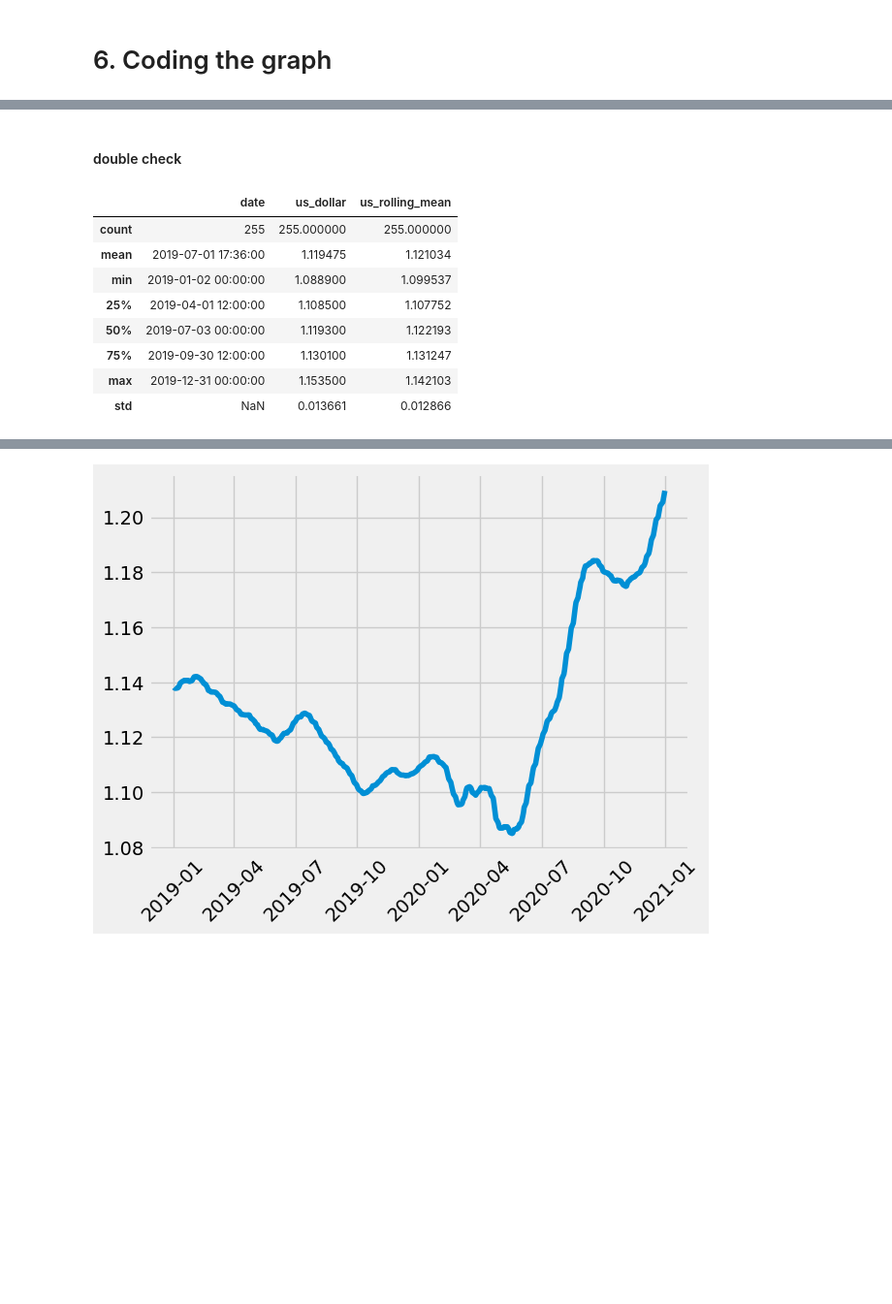
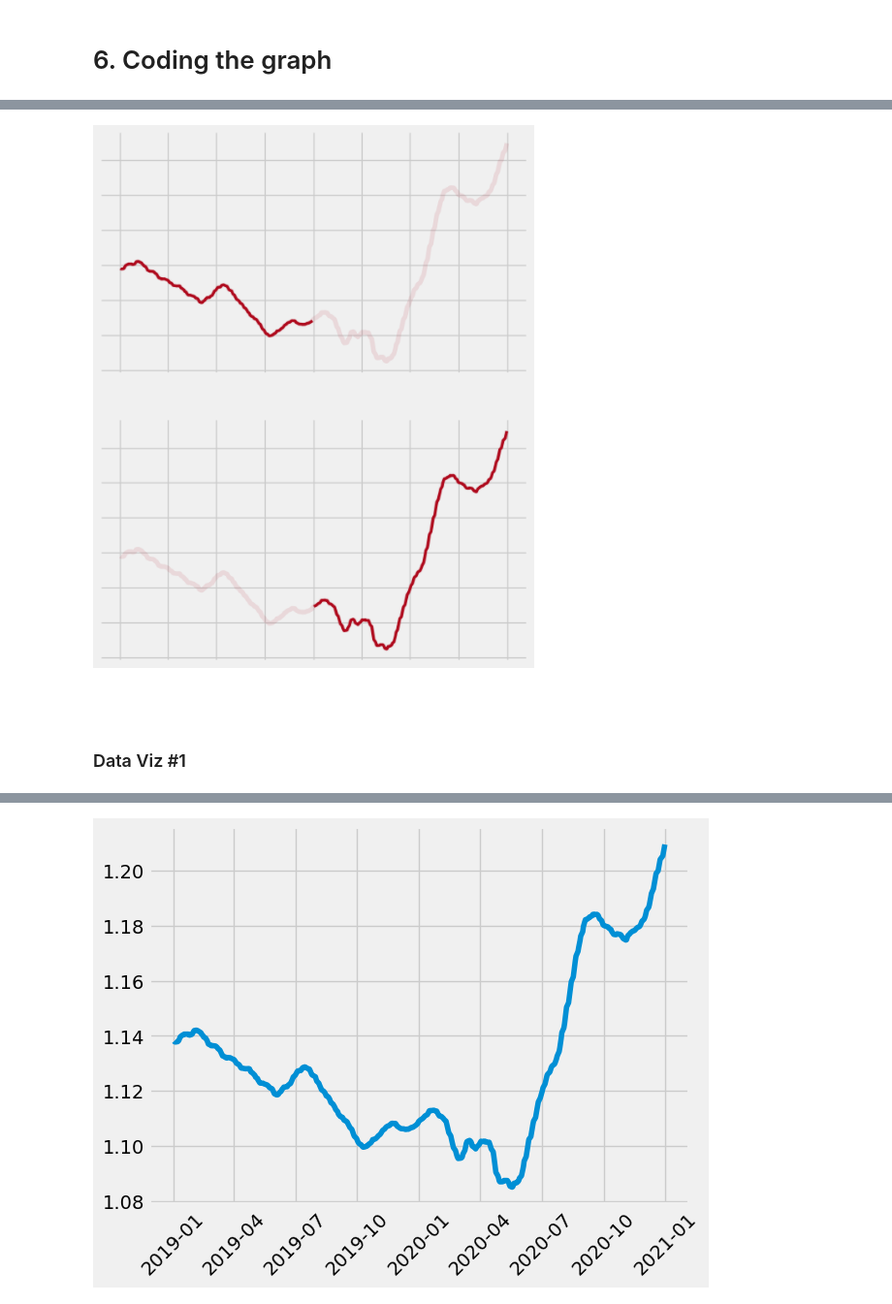
Before and after one commit to slp22/dataquest-projects, a Jupyter notebook: 2_3_dataquest-exchange-rates.ipynb, the cells around one changed output, grey strips where cells are left out. Shown at 97% size. Saved outputs shown, nothing was run; the diff lists cells and outputs as text; code cells hidden in the pictures; blank space fills up the shorter version.

```diff
--- a/2_3_dataquest-exchange-rates.ipynb
+++ b/2_3_dataquest-exchange-rates.ipynb
@@ -206,19 +238,32 @@ plt.show()
+# %%
+# step 4
+
+fig, axes = plt.subplots(nrows=2, ncols=1, figsize=(6,8))
+
+for ax in axes:
+    ax.plot(nineteen_twenty['date'], nineteen_twenty['us_rolling_mean'],
+           color='#af0b1e', alpha=0.1)
+
+    ax.set_xticklabels([])
+    ax.set_yticklabels([])
+    ax.tick_params(bottom=False, left=False)
+
+    for location in ['left', 'right', 'top', 'bottom']:
+        ax.spines[location].set_visible(False)
+
+axes[0].plot(nineteen_twenty['date'][:254], nineteen_twenty['us_rolling_mean'][:254], color='#af0b1e', linewidth=2.5)
+axes[1].plot(nineteen_twenty['date'][255:], nineteen_twenty['us_rolling_mean'][255:], color='#af0b1e', linewidth=2.5)
+
+
+plt.show()
+# %% [output]
+[figure, added]
+# %% [markdown]
+#
+# %% [markdown]
+### Data Viz #1
 # %%
 # segment data pre and covid years
 pre_and_covid = euro_to_dollar.copy()[(euro_to_dollar['date'].dt.year>=2019) & (euro_to_dollar['date'].dt.year<=2020)]
 pre =   pre_and_covid.copy()[(pre_and_covid['date'].dt.year>=2019) & (pre_and_covid['date'].dt.year<2020)]
 covid = pre_and_covid.copy()[(pre_and_covid['date'].dt.year==2020)]
-# %% [markdown]
-#### double check
-# %%
-pre.describe()
-# %% [output]
-|  | date | us_dollar | us_rolling_mean |
-| count | 255 | 255.000000 | 255.000000 |
-| mean | 2019-07-01 17:36:00 | 1.119475 | 1.121034 |
-| min | 2019-01-02 00:00:00 | 1.088900 | 1.099537 |
-| 25% | 2019-04-01 12:00:00 | 1.108500 | 1.107752 |
-| 50% | 2019-07-03 00:00:00 | 1.119300 | 1.122193 |
-| 75% | 2019-09-30 12:00:00 | 1.130100 | 1.131247 |
-| max | 2019-12-31 00:00:00 | 1.153500 | 1.142103 |
-| std | NaN | 0.013661 | 0.012866 |
```
Also changed, not shown: parts of 12 cells of this notebook.
